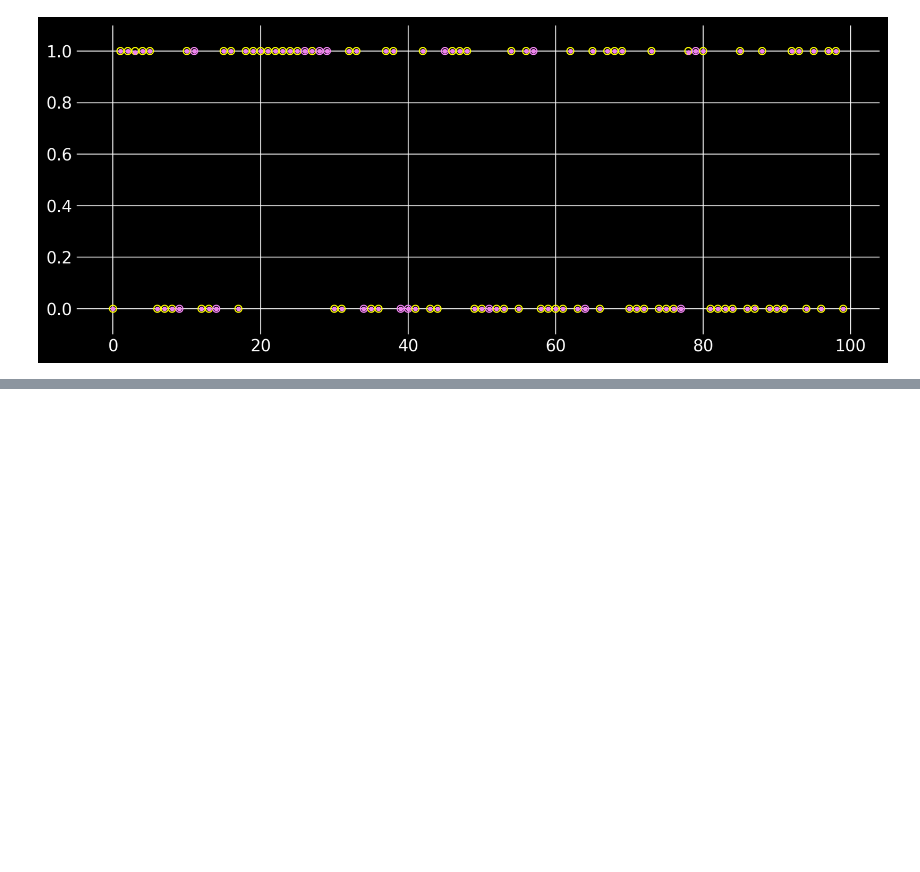
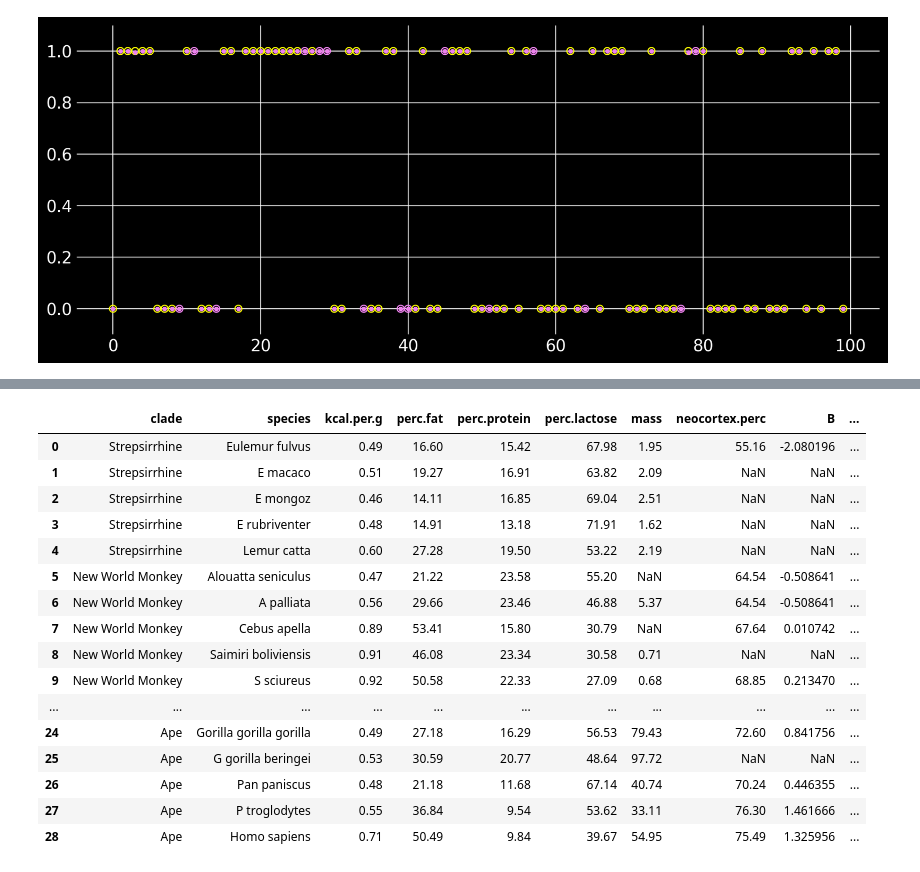
Before and after one commit to atulchin/rethinking-pymc, a Jupyter notebook: ch15pyro.ipynb, the cells around one changed output, grey strips where cells are left out. Saved outputs shown, nothing was run; the diff lists cells and outputs as text; code cells hidden in the pictures; blank space fills up the shorter version.

```diff
--- a/ch15pyro.ipynb
+++ b/ch15pyro.ipynb
@@ -208,0 +213,8 @@ ax.scatter(np.arange(n) , m9.get_samples()['pC1'].mean(0), marker='.', color="vi
+# %%
+d = pd.read_csv("Data/milk.csv", sep=';')
+# %%
+d['B'] = z(d['neocortex.perc'])
+d['K'] = z(d['kcal.per.g'])
+d['logmass'] = np.log(d['mass'].values)
+d['M'] = z(d['logmass'])
+d.head()
@@ -208,0 +335,21 @@ ax.scatter(np.arange(n) , m9.get_samples()['pC1'].mean(0), marker='.', color="vi
+# %%
+## manually set mass nans, add 2nd dependent var
+d
+# %% [output]
+|  | clade | species | kcal.per.g | perc.fat | perc.protein | perc.lactose | mass | neocortex.perc | B | ... |
+| 0 | Strepsirrhine | Eulemur fulvus | 0.49 | 16.60 | 15.42 | 67.98 | 1.95 | 55.16 | -2.080196 | ... |
+| 1 | Strepsirrhine | E macaco | 0.51 | 19.27 | 16.91 | 63.82 | 2.09 | NaN | NaN | ... |
+| 2 | Strepsirrhine | E mongoz | 0.46 | 14.11 | 16.85 | 69.04 | 2.51 | NaN | NaN | ... |
+| 3 | Strepsirrhine | E rubriventer | 0.48 | 14.91 | 13.18 | 71.91 | 1.62 | NaN | NaN | ... |
+| 4 | Strepsirrhine | Lemur catta | 0.60 | 27.28 | 19.50 | 53.22 | 2.19 | NaN | NaN | ... |
+| 5 | New World Monkey | Alouatta seniculus | 0.47 | 21.22 | 23.58 | 55.20 | NaN | 64.54 | -0.508641 | ... |
+| 6 | New World Monkey | A palliata | 0.56 | 29.66 | 23.46 | 46.88 | 5.37 | 64.54 | -0.508641 | ... |
+| 7 | New World Monkey | Cebus apella | 0.89 | 53.41 | 15.80 | 30.79 | NaN | 67.64 | 0.010742 | ... |
+| 8 | New World Monkey | Saimiri boliviensis | 0.91 | 46.08 | 23.34 | 30.58 | 0.71 | NaN | NaN | ... |
+| 9 | New World Monkey | S sciureus | 0.92 | 50.58 | 22.33 | 27.09 | 0.68 | 68.85 | 0.213470 | ... |
+| ... | ... | ... | ... | ... | ... | ... | ... | ... | ... | ... |
+| 24 | Ape | Gorilla gorilla gorilla | 0.49 | 27.18 | 16.29 | 56.53 | 79.43 | 72.60 | 0.841756 | ... |
+| 25 | Ape | G gorilla beringei | 0.53 | 30.59 | 20.77 | 48.64 | 97.72 | NaN | NaN | ... |
+| 26 | Ape | Pan paniscus | 0.48 | 21.18 | 11.68 | 67.14 | 40.74 | 70.24 | 0.446355 | ... |
+| 27 | Ape | P troglodytes | 0.55 | 36.84 | 9.54 | 53.62 | 33.11 | 76.30 | 1.461666 | ... |
+| 28 | Ape | Homo sapiens | 0.71 | 50.49 | 9.84 | 39.67 | 54.95 | 75.49 | 1.325956 | ... |
```
Also changed, not shown: parts of 17 cells of this notebook, 3 other files.
